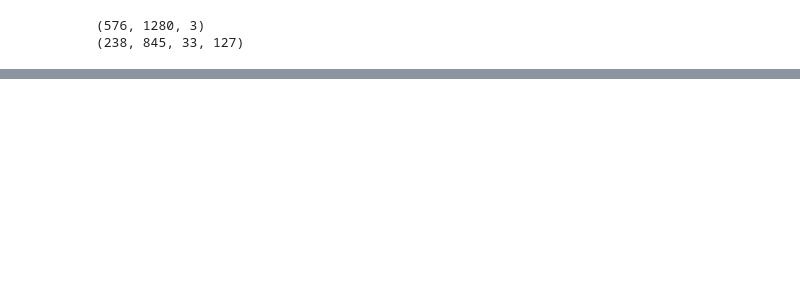
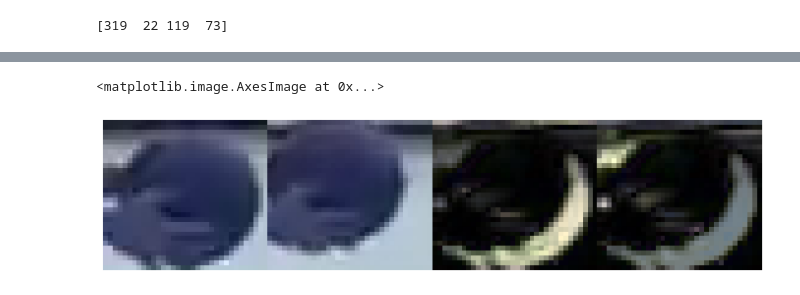
Before and after one commit to adriankucharski/AOC, a Jupyter notebook: main.ipynb, the cells around one changed output, grey strips where cells are left out. Saved outputs shown, nothing was run; the diff lists cells and outputs as text; code cells hidden in the pictures; blank space fills up the shorter version.

```diff
--- a/main.ipynb
+++ b/main.ipynb
@@ -10,14 +10,14 @@ from main import *
 %reload_ext main
 
 scale = 1
-stride = 2
-margin = 20
+stride = 3
+margin = 30
 
-video = cv2.VideoCapture("videos/city.mp4")
+video = cv2.VideoCapture("videos/bee_240.mp4")
 
 _, first_frame = video.read()
 first_frame = preprocess_frame(first_frame, scale=scale)
-if True:
+if False:
     while True:
         selected_box = SelectBoxWindow.show_and_get_box(first_frame)
         if selected_box[-1] != 0 and selected_box[-2] != 0:
@@ -27,15 +27,17 @@ if True:
 #selected_box = (321, 27, 98, 63) bee
 # selected_box = (207, 761, 26, 30)  basketball
 # selected_box = (325, 196, 40, 35) bilard
+selected_box = np.asarray([319, 22, 141 - 22, 392 - 319])
+# selected_box = np.asarray([434, 330, 364 - 330, 465 - 434])
+
 print(selected_box)
 
 tracker = ObjectTracker(first_frame, selected_box,
                         stride=stride, margin=margin,
-                        coords_mem_size=3,
+                        coords_mem_size=4,
                         sigma=1.25,
-                        first_last_ratio=[0.4, 0.6],
-                        weights_coef=4.0)
-show_tracking_animation(video, tracker, scale=scale, thickness=3, save_path='city.mp4', fps=30)
+                        first_last_ratio=[0.5, 1.0],
+                        weights_coef=3.0)
+show_tracking_animation(video, tracker, scale=scale, thickness=3, save_path=None, fps=30)
 # %% [output]
-(576, 1280, 3)
-(238, 845, 33, 127)
+[319  22 119  73]
@@ -195,0 +44,47 @@ video.release()
+# %%
+from matplotlib import pyplot as plt
+import numpy as np
+from skimage import metrics, filters
+import cv2
+from sklearn.metrics import jaccard_score
+from typing import Tuple
+import pytictoc
+
+timer = pytictoc.TicToc()
+
+def to_slice(box: Tuple[int,int,int,int]) -> np.s_:
+    y,x,w,h = box
+    return np.s_[y:y+h, x:x+w]
+
+selected_box = np.asarray([434, 330, 364 - 330, 465 - 434])
+
+
+video = cv2.VideoCapture("videos/basketball_1_240.mp4")
+_, first_frame = video.read()
+for _ in range(24):
+    _, next_frame = video.read()
+
+def preprocess(im: np.ndarray) -> np.ndarray:
+    #im = cv2.cvtColor(im, cv2.COLOR_BGR2GRAY)
+    return im / 255
+    return (filters.sobel(im) > 0.1).astype('int')
+
+
+timer.tic()
+first_frame = preprocess(first_frame[to_slice(selected_box)])
+next_frame = preprocess(next_frame[to_slice(selected_box)])
+rs1 = np.abs(np.sqrt(first_frame * next_frame) - next_frame)
+rs2 = np.abs(np.sqrt(first_frame * next_frame) - first_frame)
+s = np.sum((rs1 - rs2) ** 2)
+rs1 = rs1/rs1.max()
+rs2 = rs2/rs2.max()
+timer.toc()
+
+print(s)
+
+# print(jaccard_score(first_frame, next_frame, average='micro'))
+
+plt.figure(figsize=(12, 8))
+plt.axis('off')
+plt.imshow(np.hstack([first_frame, next_frame, rs1, rs2]), 'gray')
+# %% [output]
@@ -195,0 +93,2 @@ video.release()
+<matplotlib.image.AxesImage at 0x...>
+[figure, added]
```
Also changed, not shown: parts of 6 cells of this notebook, 1 other file.
